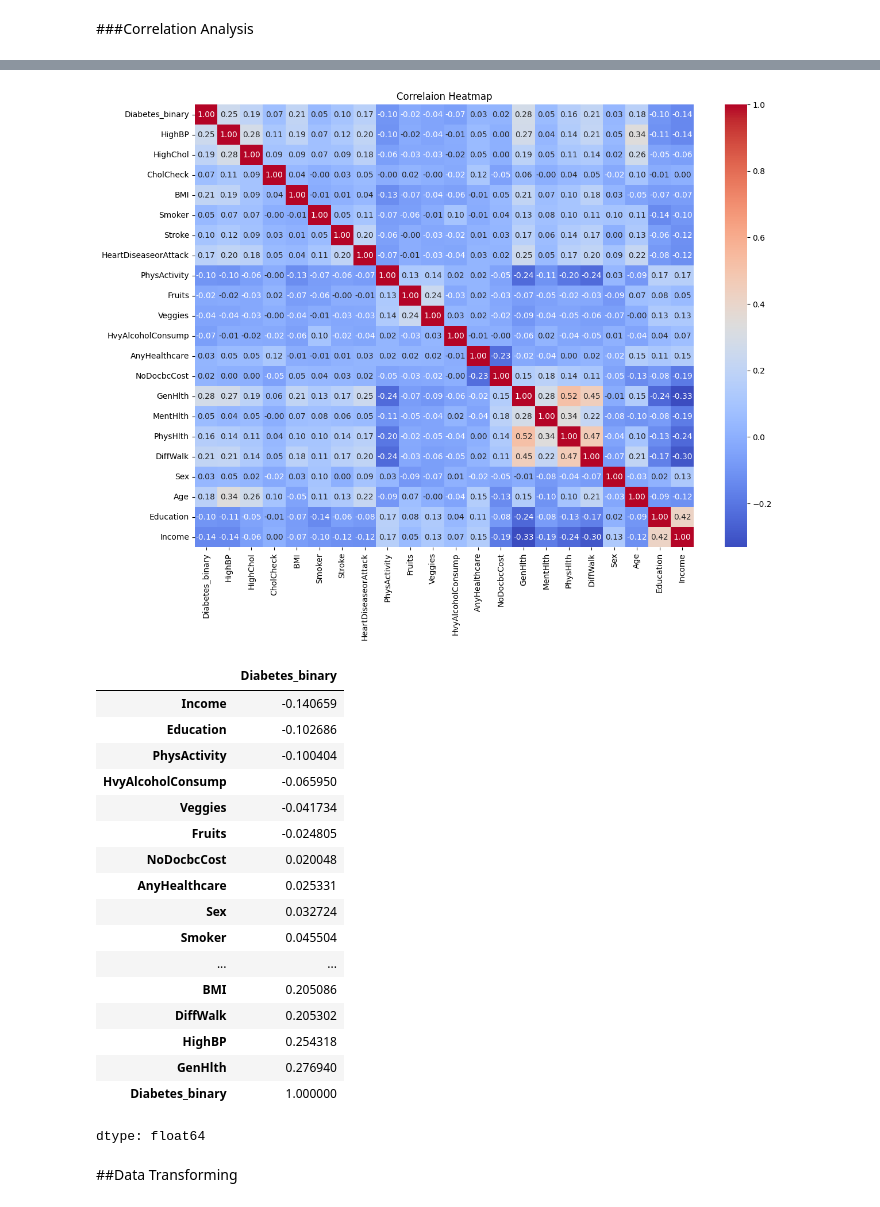
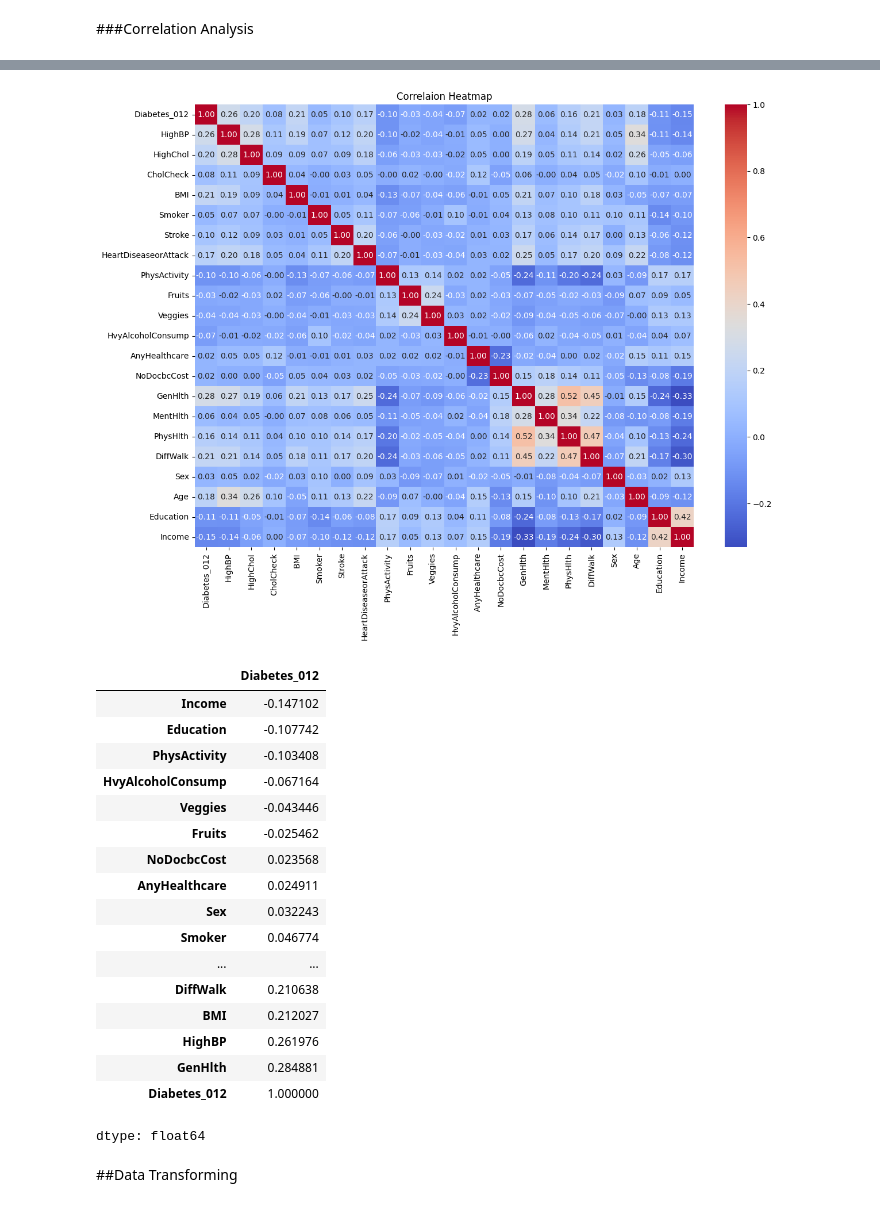
Before and after one commit to Govind-2004/CDC_Diabetes_Health_Indicators_Preprocessing_Dataset, a Jupyter notebook: CDC_Diabetes_Preprocessing_EDA.ipynb, the cells around one changed output, grey strips where cells are left out. Cells and saved outputs as stored; diff of their text form; code cells hidden in the pictures.

```diff
--- a/CDC_Diabetes_Preprocessing_EDA.ipynb
+++ b/CDC_Diabetes_Preprocessing_EDA.ipynb
@@ -27,6 +27,6 @@ Drive already mounted at /content/drive; to attempt to forcibly remount, call dr
 # %%
 # Reading Dataset
-filepath = '/content/drive/MyDrive/Colab Notebooks/Datasets /diabetes_binary_health_indicators_BRFSS2015[1].csv'
+filepath = '/content/CDC_Diabetes_Health_Indicators_Preprocessing_Dataset/diabetes_012_health_indicators_BRFSS2015.csv'
 df_cdc = pd.read_csv(filepath)
 df_cdc.head(10)
 # %% [output]
@@ -338,30 +333,30 @@ sns.heatmap(corr_matrix,
 plt.title("Correlaion Heatmap")
 plt.show()
 # %% [output]
-[figure, old version]
+[figure, new version]
 # %%
 # correlation of feature wrt target
-corr_target = df_cdc.corr()["Diabetes_binary"]
+corr_target = df_cdc.corr()["Diabetes_012"]
 # sort in ascending order
 corr_target.sort_values(ascending = True)
 # %% [output]
-|  | Diabetes_binary |
-| Income | -0.140659 |
-| Education | -0.102686 |
-| PhysActivity | -0.100404 |
-| HvyAlcoholConsump | -0.065950 |
-| Veggies | -0.041734 |
-| Fruits | -0.024805 |
-| NoDocbcCost | 0.020048 |
-| AnyHealthcare | 0.025331 |
-| Sex | 0.032724 |
-| Smoker | 0.045504 |
+|  | Diabetes_012 |
+| Income | -0.147102 |
+| Education | -0.107742 |
+| PhysActivity | -0.103408 |
+| HvyAlcoholConsump | -0.067164 |
+| Veggies | -0.043446 |
+| Fruits | -0.025462 |
+| NoDocbcCost | 0.023568 |
+| AnyHealthcare | 0.024911 |
+| Sex | 0.032243 |
+| Smoker | 0.046774 |
 | ... | ... |
-| BMI | 0.205086 |
-| DiffWalk | 0.205302 |
-| HighBP | 0.254318 |
-| GenHlth | 0.276940 |
-| Diabetes_binary | 1.000000 |
+| DiffWalk | 0.210638 |
+| BMI | 0.212027 |
+| HighBP | 0.261976 |
+| GenHlth | 0.284881 |
+| Diabetes_012 | 1.000000 |
 dtype: float64
 # %% [markdown]
 ##Data Transforming
```
Also changed, not shown: parts of 22 cells of this notebook.
